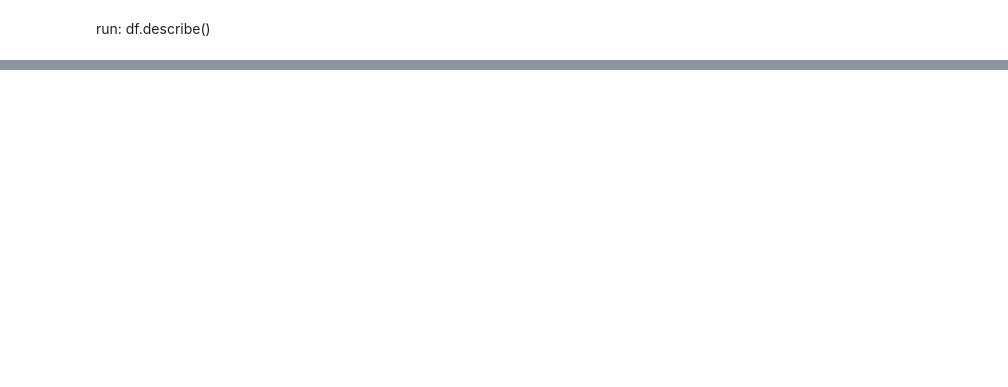
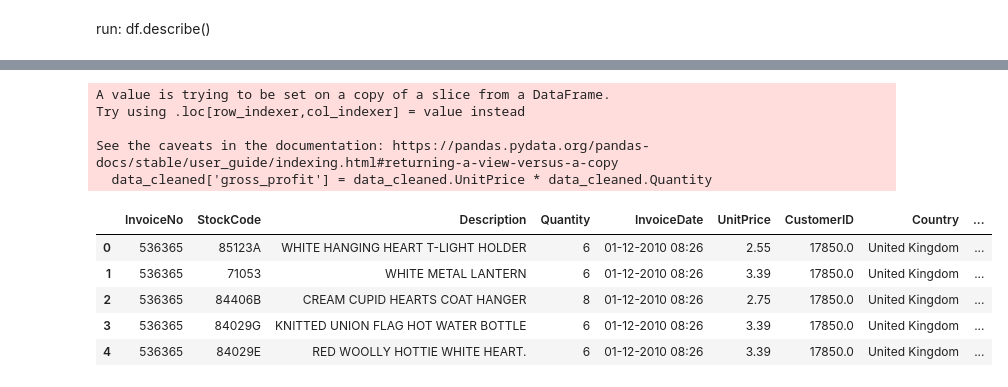
Before and after one commit to NiroshSuthagar/python_crash_course, a Jupyter notebook: myPythonNotes.ipynb, the cells around one changed output, grey strips where cells are left out. Saved outputs shown, nothing was run; the diff lists cells and outputs as text; code cells hidden in the pictures; blank space fills up the shorter version.

Commit message:
Added Data cleaning and enrichment

```diff
--- a/myPythonNotes.ipynb
+++ b/myPythonNotes.ipynb
@@ -943,0 +664,5 @@ df[df['Python Confident'] > 4]
+# %%
+# Loading the dataset
+
+data = pd.read_csv('data/Online Retail Data Set.csv', encoding='latin1')
+data.head()
@@ -943,0 +715,2 @@ df[df['Python Confident'] > 4]
+# %%
+data_cleaned = data.dropna()
@@ -943,0 +726,4 @@ df[df['Python Confident'] > 4]
+# %%
+# Checking for duplicates
+data_cleaned.drop_duplicates(inplace=True)
+data_cleaned.shape
@@ -943,0 +736,15 @@ df[df['Python Confident'] > 4]
+# %%
+data_cleaned['gross_profit'] = data_cleaned.UnitPrice * data_cleaned.Quantity
+data_cleaned.head()
+# %% [output]
+A value is trying to be set on a copy of a slice from a DataFrame.
+Try using .loc[row_indexer,col_indexer] = value instead
+
+See the caveats in the documentation: https://pandas.pydata.org/pandas-docs/stable/user_guide/indexing.html#returning-a-view-versus-a-copy
+  data_cleaned['gross_profit'] = data_cleaned.UnitPrice * data_cleaned.Quantity
+|  | InvoiceNo | StockCode | Description | Quantity | InvoiceDate | UnitPrice | CustomerID | Country | ... |
+| 0 | 536365 | 85123A | WHITE HANGING HEART T-LIGHT HOLDER | 6 | 01-12-2010 08:26 | 2.55 | 17850.0 | United Kingdom | ... |
+| 1 | 536365 | 71053 | WHITE METAL LANTERN | 6 | 01-12-2010 08:26 | 3.39 | 17850.0 | United Kingdom | ... |
+| 2 | 536365 | 84406B | CREAM CUPID HEARTS COAT HANGER | 8 | 01-12-2010 08:26 | 2.75 | 17850.0 | United Kingdom | ... |
+| 3 | 536365 | 84029G | KNITTED UNION FLAG HOT WATER BOTTLE | 6 | 01-12-2010 08:26 | 3.39 | 17850.0 | United Kingdom | ... |
+| 4 | 536365 | 84029E | RED WOOLLY HOTTIE WHITE HEART. | 6 | 01-12-2010 08:26 | 3.39 | 17850.0 | United Kingdom | ... |
```
Also changed, not shown: parts of 106 cells of this notebook.
